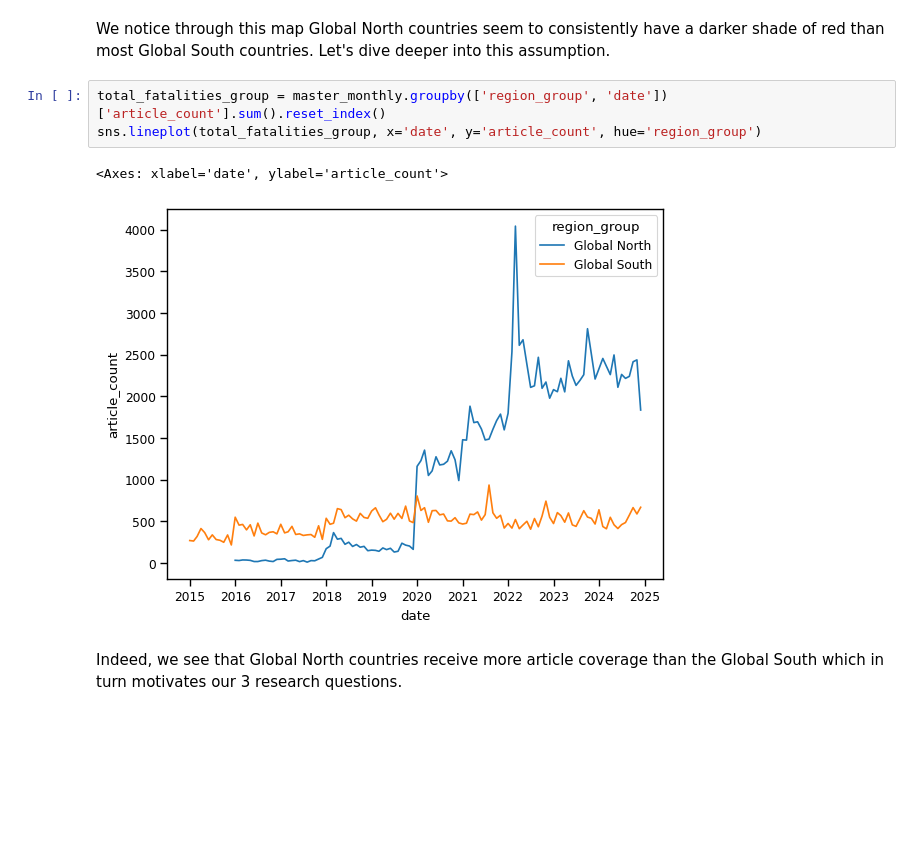
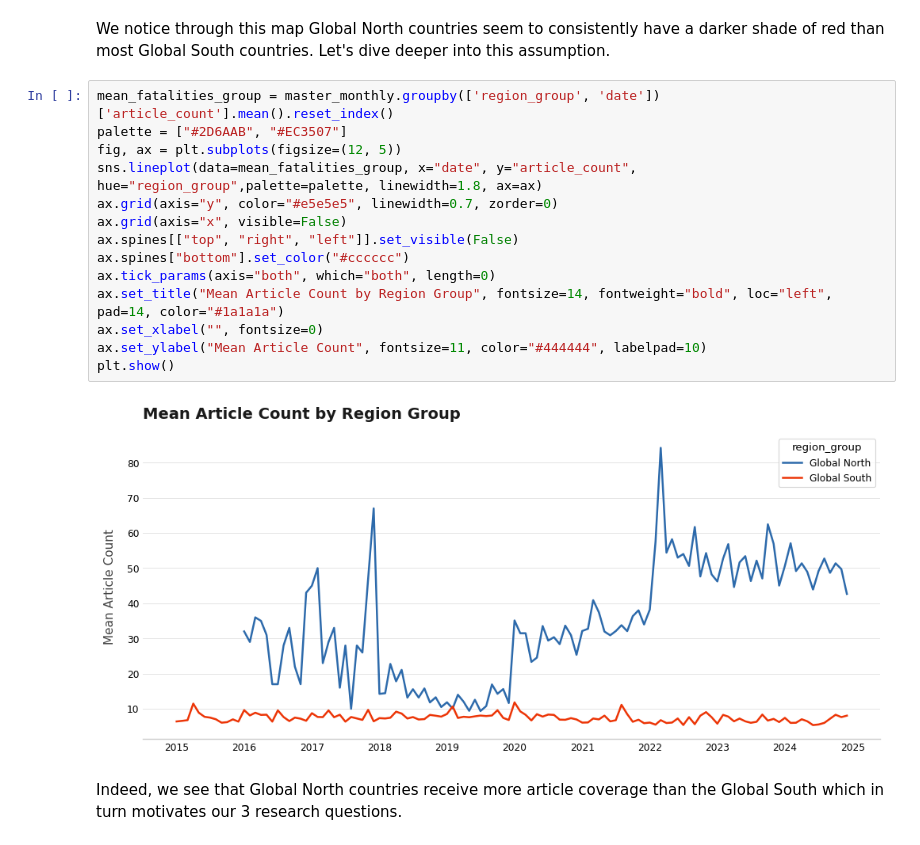
Before and after one commit to Harry9087655/ST115-group-project, a Jupyter notebook: analysis/analysis.ipynb, the cells around one changed output. Saved outputs shown, nothing was run; the diff lists cells and outputs as text; blank space fills up the shorter version.

```diff
--- a/analysis/analysis.ipynb
+++ b/analysis/analysis.ipynb
@@ -573,12 +573,22 @@ Resorting to unclean kill browser.
 [figure]
 # %% [markdown]
 We notice through this map Global North countries seem to consistently have a darker shade of red than most Global South countries. Let's dive deeper into this assumption.
-# %%
-total_fatalities_group = master_monthly.groupby(['region_group', 'date'])['article_count'].sum().reset_index()
-sns.lineplot(total_fatalities_group, x='date', y='article_count', hue='region_group')
-# %% [output]
-<Axes: xlabel='date', ylabel='article_count'>
-[figure, removed]
+# %%
+mean_fatalities_group = master_monthly.groupby(['region_group', 'date'])['article_count'].mean().reset_index()
+palette = ["#2D6AAB", "#EC3507"]
+fig, ax = plt.subplots(figsize=(12, 5))
+sns.lineplot(data=mean_fatalities_group, x="date", y="article_count", hue="region_group",palette=palette, linewidth=1.8, ax=ax)
+ax.grid(axis="y", color="#e5e5e5", linewidth=0.7, zorder=0)
+ax.grid(axis="x", visible=False)
+ax.spines[["top", "right", "left"]].set_visible(False)
+ax.spines["bottom"].set_color("#cccccc")
+ax.tick_params(axis="both", which="both", length=0)
+ax.set_title("Mean Article Count by Region Group", fontsize=14, fontweight="bold", loc="left", pad=14, color="#1a1a1a")
+ax.set_xlabel("", fontsize=0)
+ax.set_ylabel("Mean Article Count", fontsize=11, color="#444444", labelpad=10)
+plt.show()
+# %% [output]
+[figure, added]
 # %% [markdown]
 Indeed, we see that Global North countries receive more article coverage than the Global South which in turn motivates our 3 research questions.
 # %% [markdown]
```
